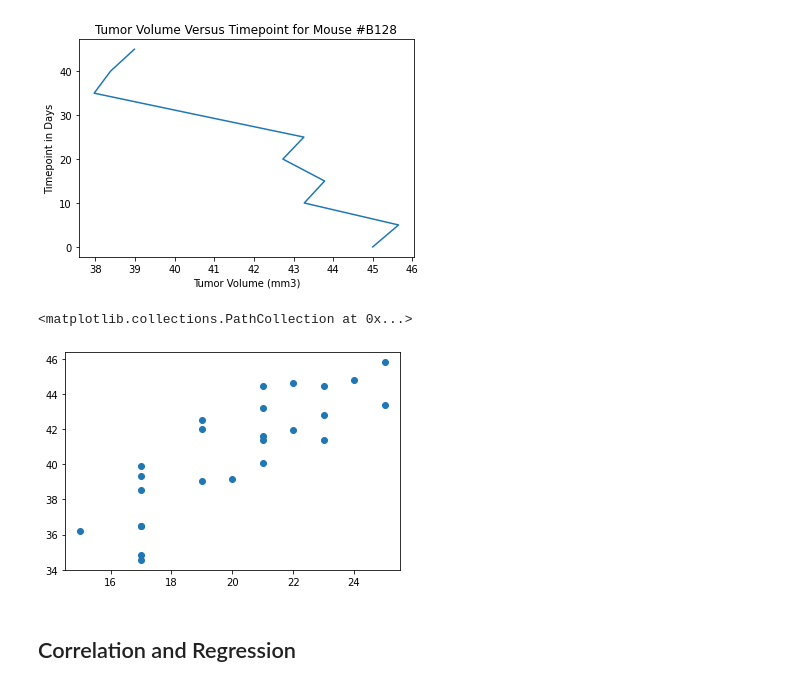
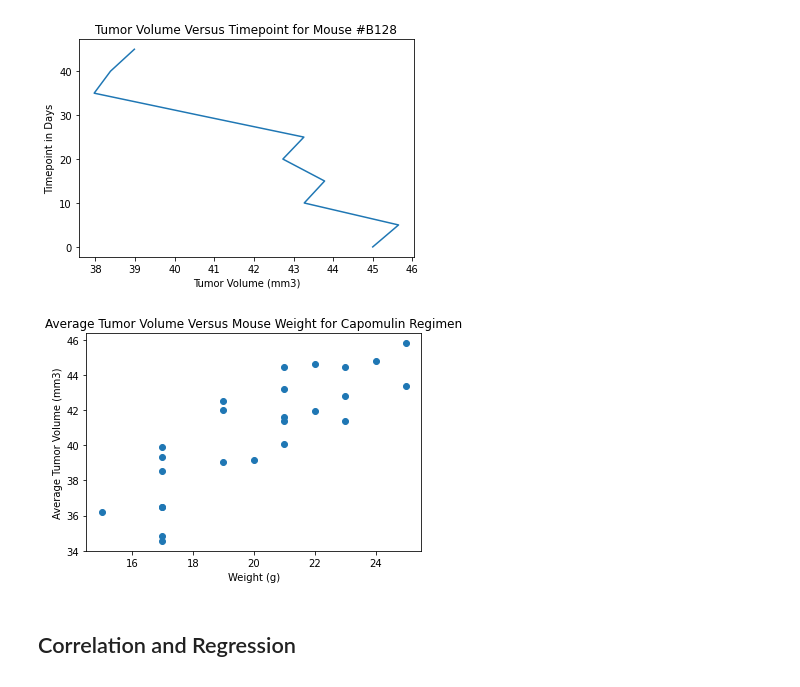
Before and after one commit to araethomp/matplotlib-challenge, a Jupyter notebook: Pymaceuticals.ipynb, the cells around one changed output. Cells and saved outputs as stored; diff of their text form; code cells hidden in the pictures.

Commit message:
Adding rest of scatter plot

```diff
--- a/Pymaceuticals.ipynb
+++ b/Pymaceuticals.ipynb
@@ -302,12 +302,14 @@ plt.show()
 # %%
 # Generate a scatter plot of average tumor volume vs. mouse weight for the Capomulin regimen
 scatter_plot_df = cleaned_df.loc[cleaned_df['Drug Regimen'] == 'Capomulin']
 average_tumor_volume = scatter_plot_df.groupby(["Mouse ID"]).mean()
 plt.scatter(average_tumor_volume['Weight (g)'], average_tumor_volume['Tumor Volume (mm3)'])
-plt.xlabel('')
+plt.xlabel('Weight (g)')
+plt.ylabel('Average Tumor Volume (mm3)')
+plt.title('Average Tumor Volume Versus Mouse Weight for Capomulin Regimen')
+plt.show()
 # %% [output]
-<matplotlib.collections.PathCollection at 0x...>
-[figure, old version]
+[figure, new version]
 # %% [markdown]
 ## Correlation and Regression
 # %%
```
